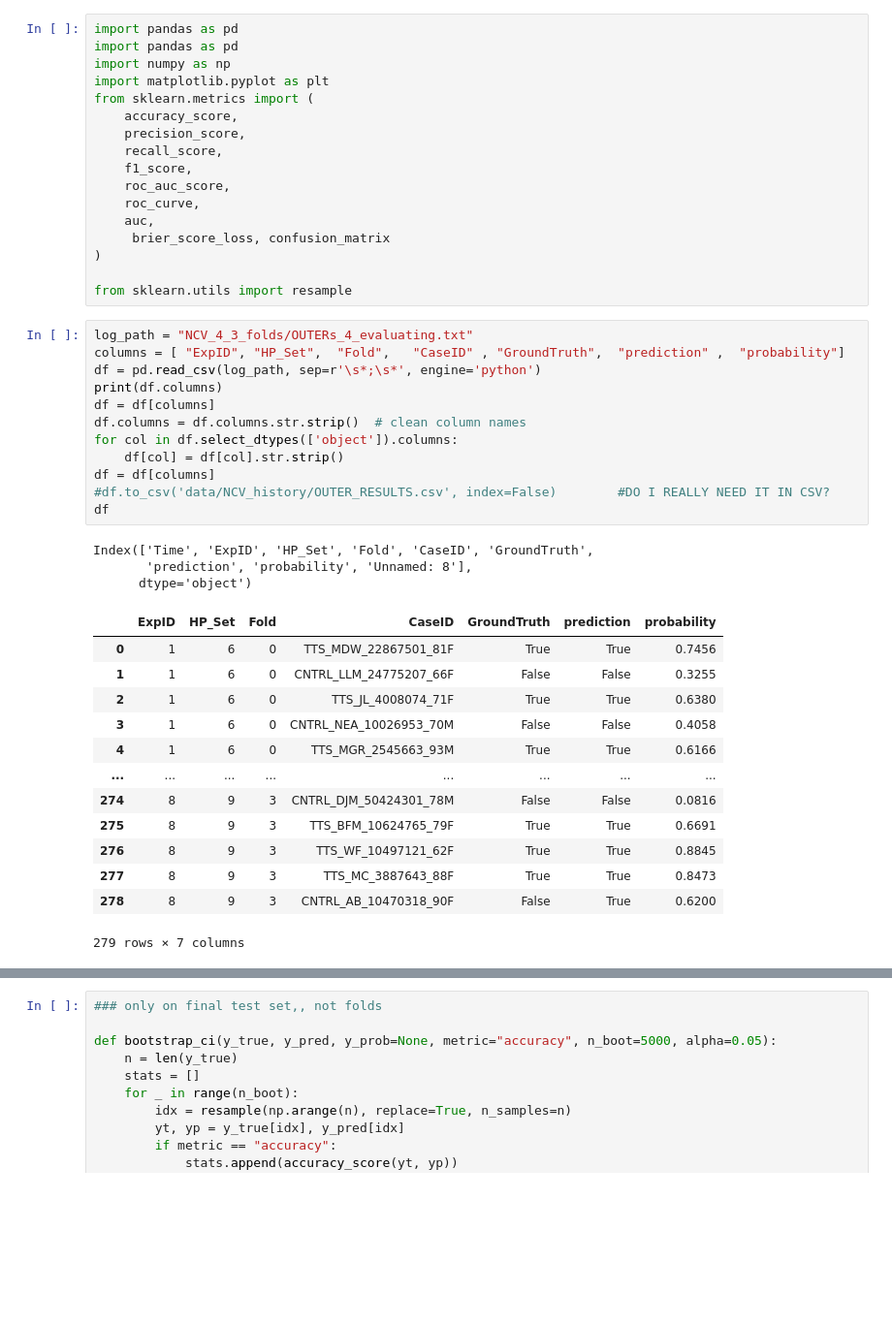
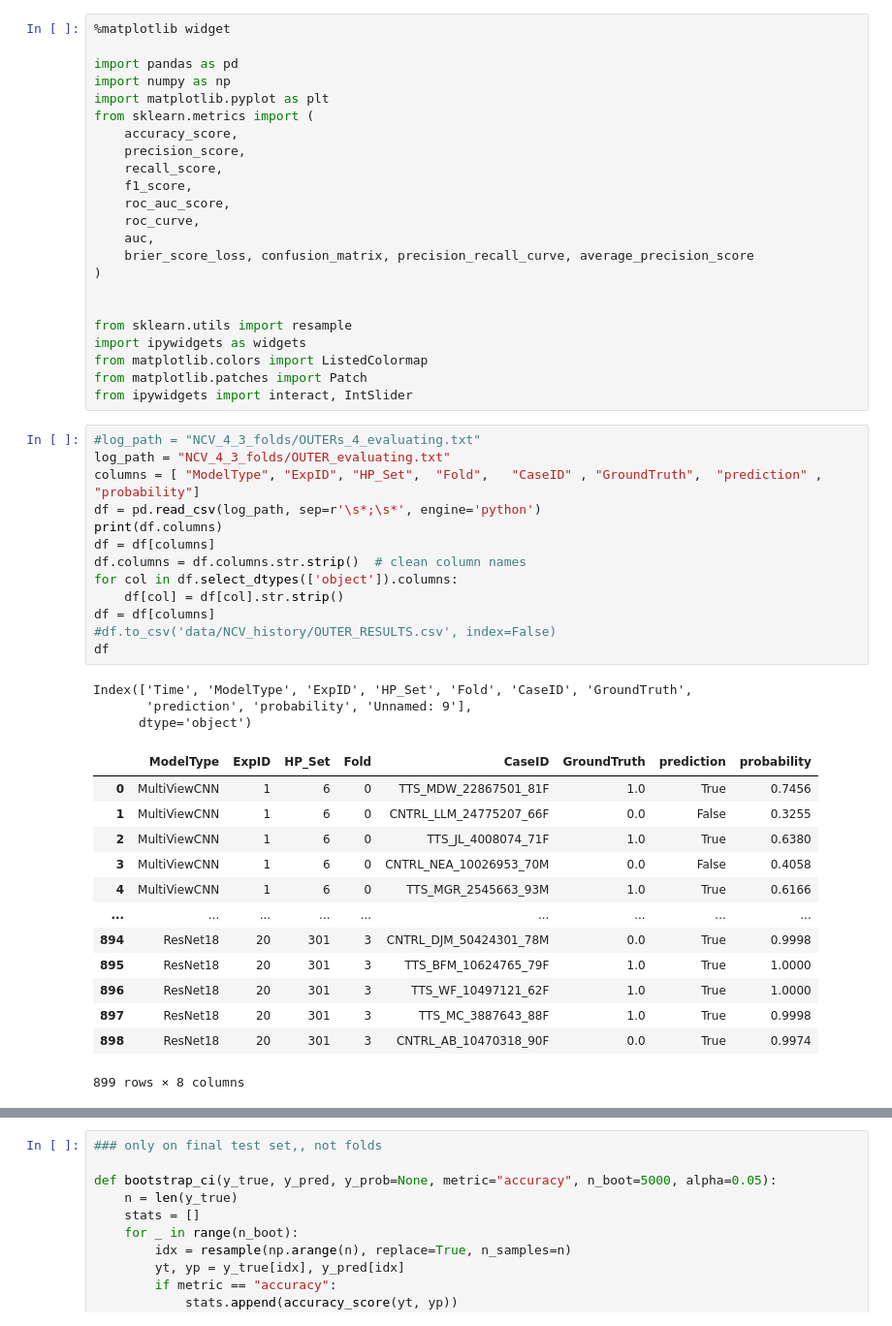
Before and after one commit to AbbaraS/MScDissertation, a Jupyter notebook: Suleima/analysis.ipynb, the cells around one changed output, grey strips where cells are left out. Shown: that part at 97% size. Saved outputs shown, nothing was run; the diff lists cells and outputs as text; blank space fills up the shorter version.

```diff
--- a/Suleima/analysis.ipynb
+++ b/Suleima/analysis.ipynb
@@ -1,5 +1,6 @@
 # %%
-import pandas as pd
+%matplotlib widget
+
 import pandas as pd
 import numpy as np
 import matplotlib.pyplot as plt
@@ -11,36 +12,42 @@ from sklearn.metrics import (
 	roc_auc_score,
 	roc_curve,
 	auc,
-	 brier_score_loss, confusion_matrix
+	brier_score_loss, confusion_matrix, precision_recall_curve, average_precision_score
 )
 
+
 from sklearn.utils import resample
+import ipywidgets as widgets
+from matplotlib.colors import ListedColormap
+from matplotlib.patches import Patch
+from ipywidgets import interact, IntSlider
 # %%
-log_path = "NCV_4_3_folds/OUTERs_4_evaluating.txt"
-columns = [ "ExpID", "HP_Set",  "Fold",   "CaseID" , "GroundTruth",  "prediction" ,  "probability"]
+#log_path = "NCV_4_3_folds/OUTERs_4_evaluating.txt"
+log_path = "NCV_4_3_folds/OUTER_evaluating.txt"
+columns = [ "ModelType", "ExpID", "HP_Set",  "Fold",   "CaseID" , "GroundTruth",  "prediction" ,  "probability"]
 df = pd.read_csv(log_path, sep=r'\s*;\s*', engine='python')
 print(df.columns)
 df = df[columns]
 df.columns = df.columns.str.strip()  # clean column names
 for col in df.select_dtypes(['object']).columns:
 	df[col] = df[col].str.strip()
 df = df[columns]
-#df.to_csv('data/NCV_history/OUTER_RESULTS.csv', index=False)        #DO I REALLY NEED IT IN CSV?
+#df.to_csv('data/NCV_history/OUTER_RESULTS.csv', index=False)
 df
 # %% [output]
-Index(['Time', 'ExpID', 'HP_Set', 'Fold', 'CaseID', 'GroundTruth',
-       'prediction', 'probability', 'Unnamed: 8'],
+Index(['Time', 'ModelType', 'ExpID', 'HP_Set', 'Fold', 'CaseID', 'GroundTruth',
+       'prediction', 'probability', 'Unnamed: 9'],
       dtype='object')
-|  | ExpID | HP_Set | Fold | CaseID | GroundTruth | prediction | probability |
-| 0 | 1 | 6 | 0 | TTS_MDW_22867501_81F | True | True | 0.7456 |
-| 1 | 1 | 6 | 0 | CNTRL_LLM_24775207_66F | False | False | 0.3255 |
-| 2 | 1 | 6 | 0 | TTS_JL_4008074_71F | True | True | 0.6380 |
-| 3 | 1 | 6 | 0 | CNTRL_NEA_10026953_70M | False | False | 0.4058 |
-| 4 | 1 | 6 | 0 | TTS_MGR_2545663_93M | True | True | 0.6166 |
-| ... | ... | ... | ... | ... | ... | ... | ... |
-| 274 | 8 | 9 | 3 | CNTRL_DJM_50424301_78M | False | False | 0.0816 |
-| 275 | 8 | 9 | 3 | TTS_BFM_10624765_79F | True | True | 0.6691 |
-| 276 | 8 | 9 | 3 | TTS_WF_10497121_62F | True | True | 0.8845 |
-| 277 | 8 | 9 | 3 | TTS_MC_3887643_88F | True | True | 0.8473 |
-| 278 | 8 | 9 | 3 | CNTRL_AB_10470318_90F | False | True | 0.6200 |
+|  | ModelType | ExpID | HP_Set | Fold | CaseID | GroundTruth | prediction | probability |
+| 0 | MultiViewCNN | 1 | 6 | 0 | TTS_MDW_22867501_81F | 1.0 | True | 0.7456 |
+| 1 | MultiViewCNN | 1 | 6 | 0 | CNTRL_LLM_24775207_66F | 0.0 | False | 0.3255 |
+| 2 | MultiViewCNN | 1 | 6 | 0 | TTS_JL_4008074_71F | 1.0 | True | 0.6380 |
+| 3 | MultiViewCNN | 1 | 6 | 0 | CNTRL_NEA_10026953_70M | 0.0 | False | 0.4058 |
+| 4 | MultiViewCNN | 1 | 6 | 0 | TTS_MGR_2545663_93M | 1.0 | True | 0.6166 |
+| ... | ... | ... | ... | ... | ... | ... | ... | ... |
+| 894 | ResNet18 | 20 | 301 | 3 | CNTRL_DJM_50424301_78M | 0.0 | True | 0.9998 |
+| 895 | ResNet18 | 20 | 301 | 3 | TTS_BFM_10624765_79F | 1.0 | True | 1.0000 |
+| 896 | ResNet18 | 20 | 301 | 3 | TTS_WF_10497121_62F | 1.0 | True | 1.0000 |
+| 897 | ResNet18 | 20 | 301 | 3 | TTS_MC_3887643_88F | 1.0 | True | 0.9998 |
+| 898 | ResNet18 | 20 | 301 | 3 | CNTRL_AB_10470318_90F | 0.0 | True | 0.9974 |
-279 rows × 7 columns
+899 rows × 8 columns
```
Also changed, not shown: parts of 10 cells of this notebook, 10 other files.
